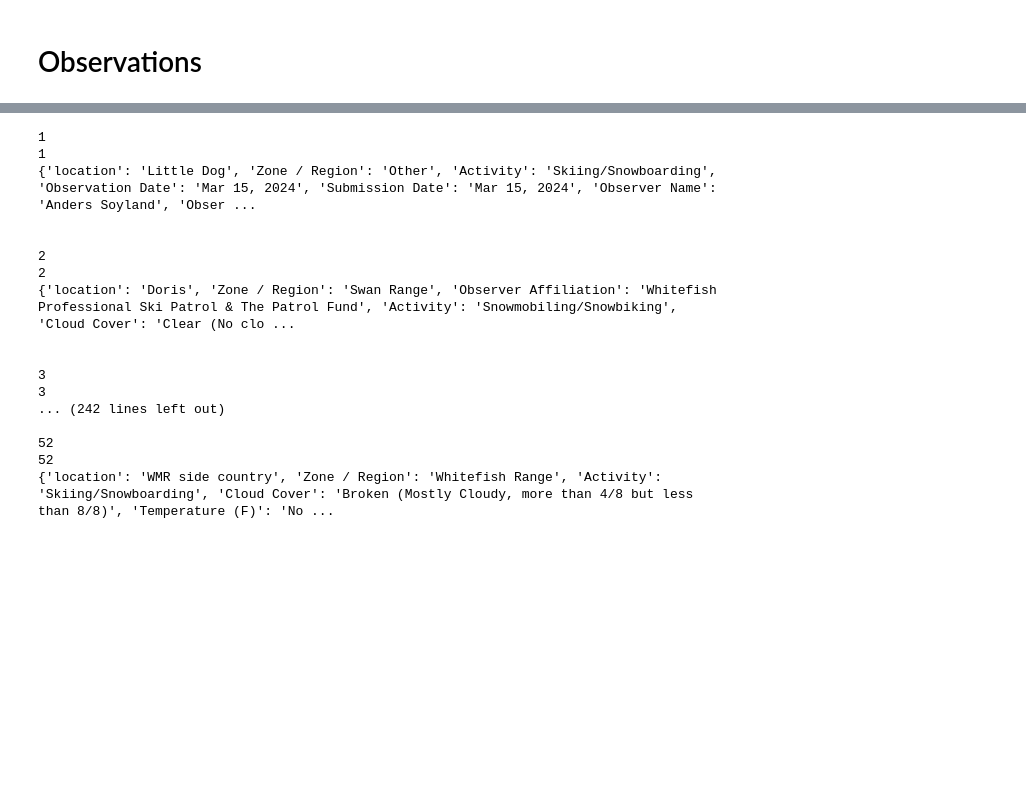
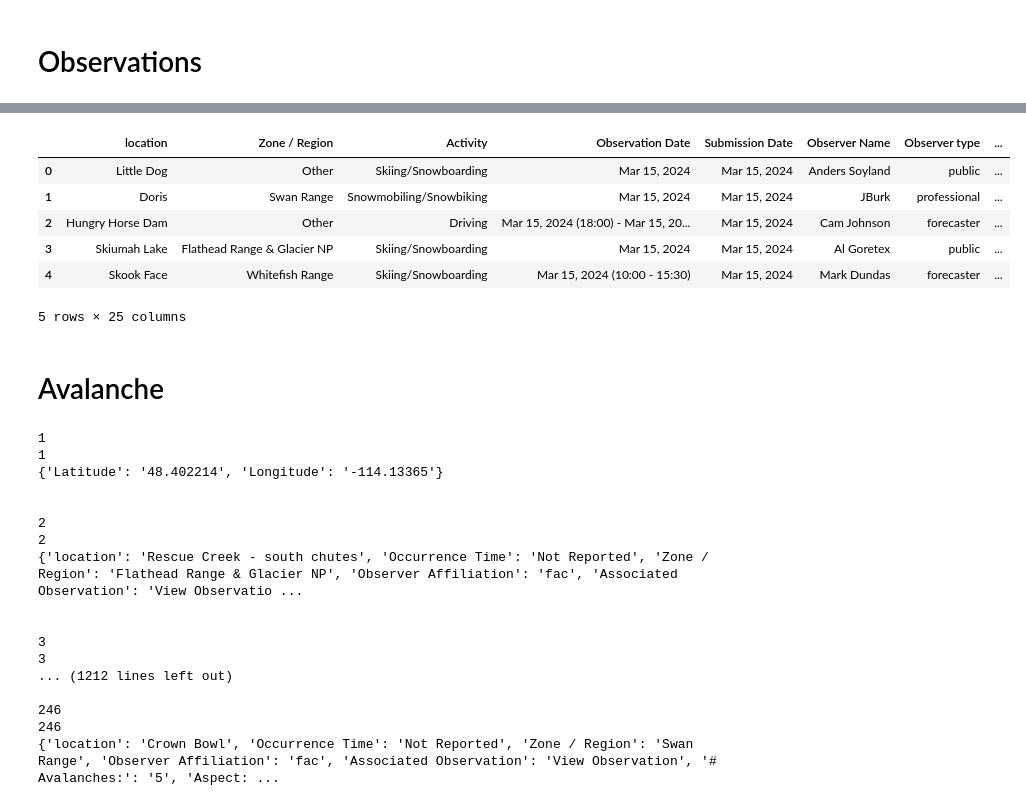
Before and after one commit to cnd9/snow, a Jupyter notebook: fac/fac_obs.ipynb, the cells around one changed output, grey strips where cells are left out. Saved outputs shown, nothing was run; the diff lists cells and outputs as text; code cells hidden in the pictures; blank space fills up the shorter version.

Commit message:
forecast data

```diff
--- a/fac/fac_obs.ipynb
+++ b/fac/fac_obs.ipynb
@@ -75,0 +88,42 @@ def get_obs_fields(soup):
+# %%
+    driver = webdriver.Chrome(service=s)
+    driver.get(f"https://flatheadavalanche.org/observations/read-observations/#/view/observations?startDate=%22{int(year-1)}-10-01%22&endDate=%22{int(year)}-06-01%22&season={int(year)}")
+# %%
+import json
+import copy
+
+years = [2024]#:#2023,2024]
+for year in years:
+    driver = webdriver.Chrome(service=s)
+    driver.get(f"https://flatheadavalanche.org/observations/read-observations/#/view/observations?startDate=%22{int(year-1)}-10-01%22&endDate=%22{int(year)}-06-01%22&season={int(year)}")
+
+    # Wait for the table to load
+    WebDriverWait(driver, 10).until(
+        EC.presence_of_element_located((By.CSS_SELECTOR, ".nac-card.nac-observation-card.nac-card-hover"))
+    )
+
+    rows = driver.find_elements(By.CSS_SELECTOR, ".nac-card.nac-observation-card.nac-card-hover")
+    rows[0].click()
+    forms = []
+    n=0
+    while(True):
+        driver.implicitly_wait(20)
+        html = driver.page_source
+        soup = BeautifulSoup(html, 'html.parser')
+        new_form = get_obs_fields(soup)
+        if new_form in forms:
+            break
+        else:
+            forms.append(copy.deepcopy(new_form))
+        next_arrow = WebDriverWait(driver, 10).until(
+            EC.element_to_be_clickable((By.CSS_SELECTOR, ".nac-btn.nac-btn-primary.nac-next"))
+        )
+        next_button = driver.find_element(By.CSS_SELECTOR, "a.nac-btn-primary.nac-next")
+        next_button.click()
+        time.sleep(20)
+        n+=1
+        print(len(forms))
+        print(len(set([json.dumps(elem) for elem in forms])))
+        print(new_form)
+        print('\n')
+    pd.DataFrame(forms).to_csv(f'/home/christine/Jupyter/snow/data/fac_obs_{int(year-1)}_{int(year)}.csv')
@@ -75,0 +148,10 @@ def get_obs_fields(soup):
+# %%
+pd.DataFrame(forms).head()
+# %% [output]
+|  | location | Zone / Region | Activity | Observation Date | Submission Date | Observer Name | Observer type | ... |
+| 0 | Little Dog | Other | Skiing/Snowboarding | Mar 15, 2024 | Mar 15, 2024 | Anders Soyland | public | ... |
+| 1 | Doris | Swan Range | Snowmobiling/Snowbiking | Mar 15, 2024 | Mar 15, 2024 | JBurk | professional | ... |
+| 2 | Hungry Horse Dam | Other | Driving | Mar 15, 2024 (18:00) - Mar 15, 20... | Mar 15, 2024 | Cam Johnson | forecaster | ... |
+| 3 | Skiumah Lake | Flathead Range & Glacier NP | Skiing/Snowboarding | Mar 15, 2024 | Mar 15, 2024 | Al Goretex | public | ... |
+| 4 | Skook Face | Whitefish Range | Skiing/Snowboarding | Mar 15, 2024 (10:00 - 15:30) | Mar 15, 2024 | Mark Dundas | forecaster | ... |
+5 rows × 25 columns
@@ -76,8 +160,11 @@ def get_obs_fields(soup):
+# %% [markdown]
+# Avalanche
 # %%
 import json
 import copy
 driver = webdriver.Chrome(service=s)
-driver.get("https://flatheadavalanche.org/observations/read-observations/#/view/observations?startDate=%222023-11-11%22&endDate=%222024-03-16%22&season=2024")
+season = 2023
+driver.get(f"https://flatheadavalanche.org/observations/read-observations/#/view/avalanches?startDate=%22{int(season-1)}-11-01%22&endDate=%22{int(season)}-06-16%22&season={int(season)}")
 
 # Wait for the table to load
 WebDriverWait(driver, 10).until(
@@ -92,7 +179,7 @@ while(True):
     driver.implicitly_wait(20)
     html = driver.page_source
     soup = BeautifulSoup(html, 'html.parser')
-    new_form = get_obs_fields(soup)
+    new_form = get_obs_fields(soup, obs_type = 'Avalanche Occurrence')
     if new_form in forms:
         break
     else:
@@ -102,27 +189,28 @@ while(True):
     )
     next_button = driver.find_element(By.CSS_SELECTOR, "a.nac-btn-primary.nac-next")
     next_button.click()
-    time.sleep(10)
+    time.sleep(20)
     n+=1
     print(len(forms))
     print(len(set([json.dumps(elem) for elem in forms])))
     print(new_form)
     print('\n')
+pd.DataFrame(forms).to_csv('/home/christine/Jupyter/snow/data/fac_avalanche_2022_2023.csv')
 # %% [output]
 1
 1
-{'location': 'Little Dog', 'Zone / Region': 'Other', 'Activity': 'Skiing/Snowboarding', 'Observation Date': 'Mar 15, 2024', 'Submission Date': 'Mar 15, 2024', 'Observer Name': 'Anders Soyland', 'Obser ...
+{'Latitude': '48.402214', 'Longitude': '-114.13365'}
 
 
 2
 2
-{'location': 'Doris', 'Zone / Region': 'Swan Range', 'Observer Affiliation': 'Whitefish Professional Ski Patrol & The Patrol Fund', 'Activity': 'Snowmobiling/Snowbiking', 'Cloud Cover': 'Clear (No clo ...
+{'location': 'Rescue Creek - south chutes', 'Occurrence Time': 'Not Reported', 'Zone / Region': 'Flathead Range & Glacier NP', 'Observer Affiliation': 'fac', 'Associated Observation': 'View Observatio ...
 
 
 3
 3
-... (242 lines left out)
+... (1212 lines left out)
 
-52
-52
-{'location': 'WMR side country', 'Zone / Region': 'Whitefish Range', 'Activity': 'Skiing/Snowboarding', 'Cloud Cover': 'Broken (Mostly Cloudy, more than 4/8 but less than 8/8)', 'Temperature (F)': 'No ...
+246
+246
+{'location': 'Crown Bowl', 'Occurrence Time': 'Not Reported', 'Zone / Region': 'Swan Range', 'Observer Affiliation': 'fac', 'Associated Observation': 'View Observation', '# Avalanches:': '5', 'Aspect: ...
```
Also changed, not shown: parts of 7 cells of this notebook, 8 other files.
